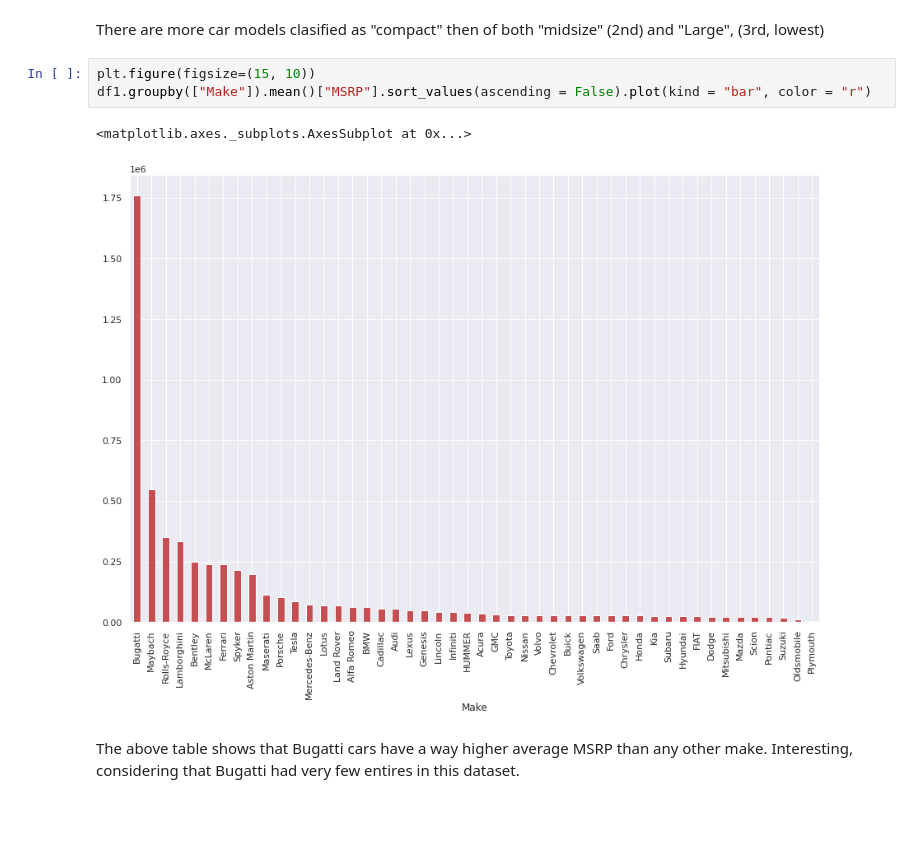
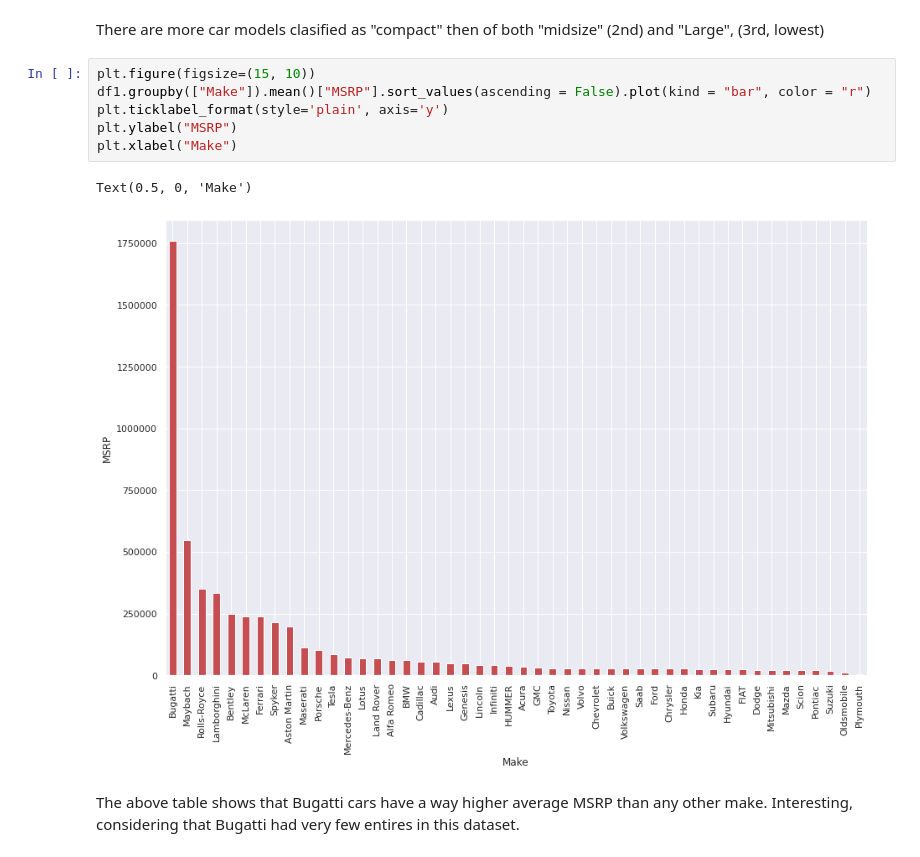
Before and after one commit to Xanzud/CarpricePrediction-IE500618, a Jupyter notebook: CarPricePrediction.ipynb, the cells around one changed output. Saved outputs shown, nothing was run; the diff lists cells and outputs as text; blank space fills up the shorter version.

```diff
--- a/CarPricePrediction.ipynb
+++ b/CarPricePrediction.ipynb
@@ -131,9 +131,12 @@ There are more car models clasified as "compact" then of both "midsize" (2nd) an
 # %%
 plt.figure(figsize=(15, 10))
 df1.groupby(["Make"]).mean()["MSRP"].sort_values(ascending = False).plot(kind = "bar", color = "r")
+plt.ticklabel_format(style='plain', axis='y')
+plt.ylabel("MSRP")
+plt.xlabel("Make")
 # %% [output]
-<matplotlib.axes._subplots.AxesSubplot at 0x...>
+Text(0.5, 0, 'Make')
-[figure, old version]
+[figure, new version]
 # %% [markdown]
 The above table shows that Bugatti cars have a way higher average MSRP than any other make. Interesting, considering that Bugatti had very few entires in this dataset.
 # %%
```
Also changed, not shown: parts of 18 cells of this notebook.
